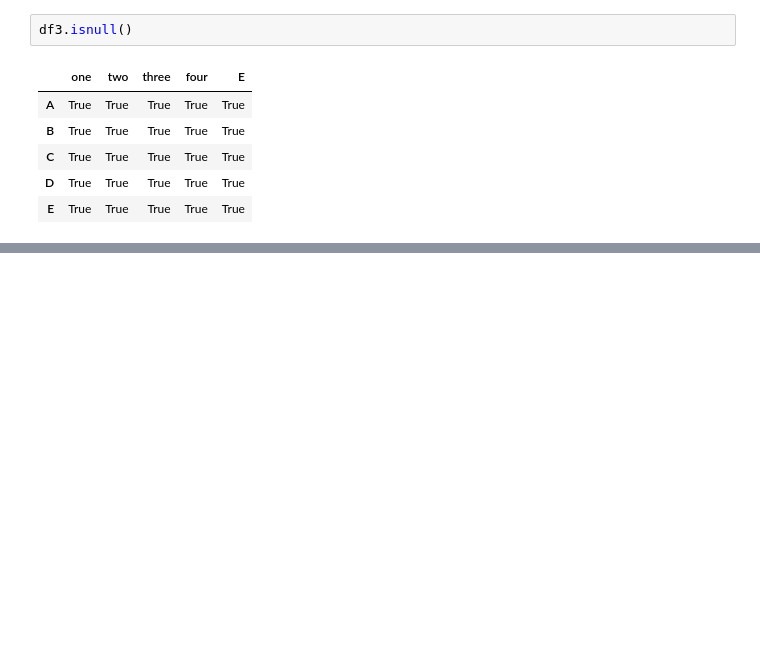
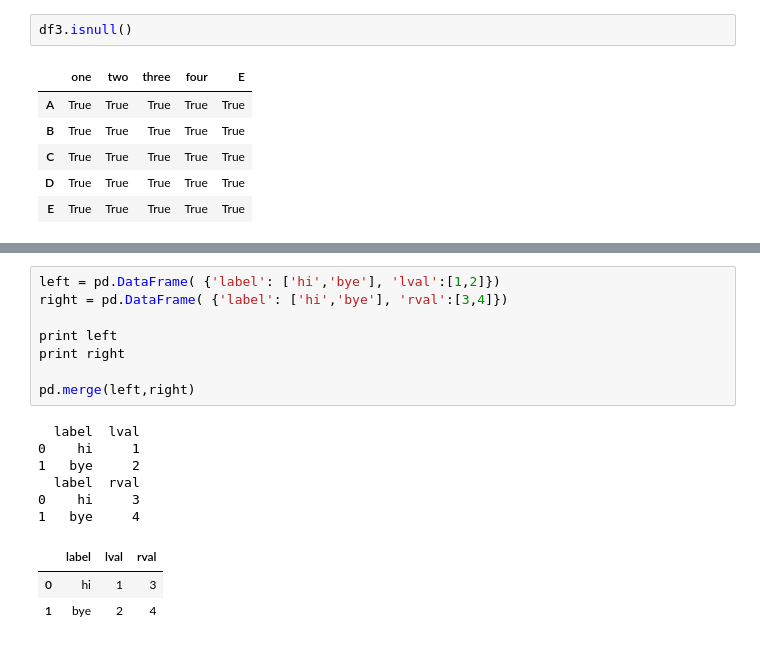
Before and after one commit to hyunhw/Practice-and-notes, a Jupyter notebook: Pandas_10min_tutorial.ipynb, the cells around one changed output, grey strips where cells are left out. Saved outputs shown, nothing was run; the diff lists cells and outputs as text; blank space fills up the shorter version.

```diff
--- a/Pandas_10min_tutorial.ipynb
+++ b/Pandas_10min_tutorial.ipynb
@@ -298 +297,19 @@ print pd.concat(pieces)
 dtype: float64
+# %%
+left = pd.DataFrame( {'label': ['hi','bye'], 'lval':[1,2]})
+right = pd.DataFrame( {'label': ['hi','bye'], 'rval':[3,4]})
+
+print left
+print right
+
+pd.merge(left,right)
+# %% [output]
+  label  lval
+0    hi     1
+1   bye     2
+  label  rval
+0    hi     3
+1   bye     4
+|  | label | lval | rval |
+| 0 | hi | 1 | 3 |
+| 1 | bye | 2 | 4 |
```
Also changed, not shown: parts of 15 cells of this notebook.
